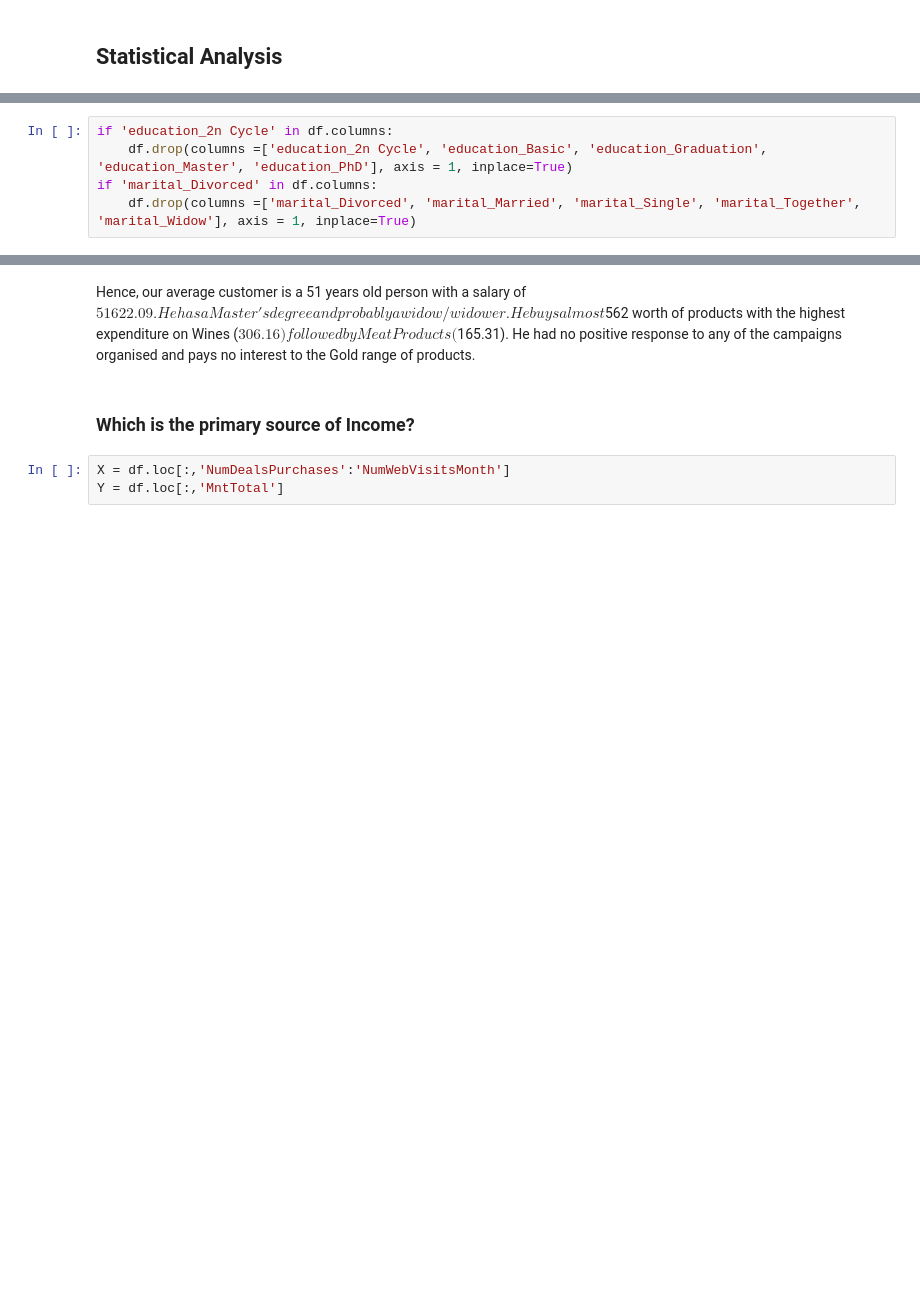
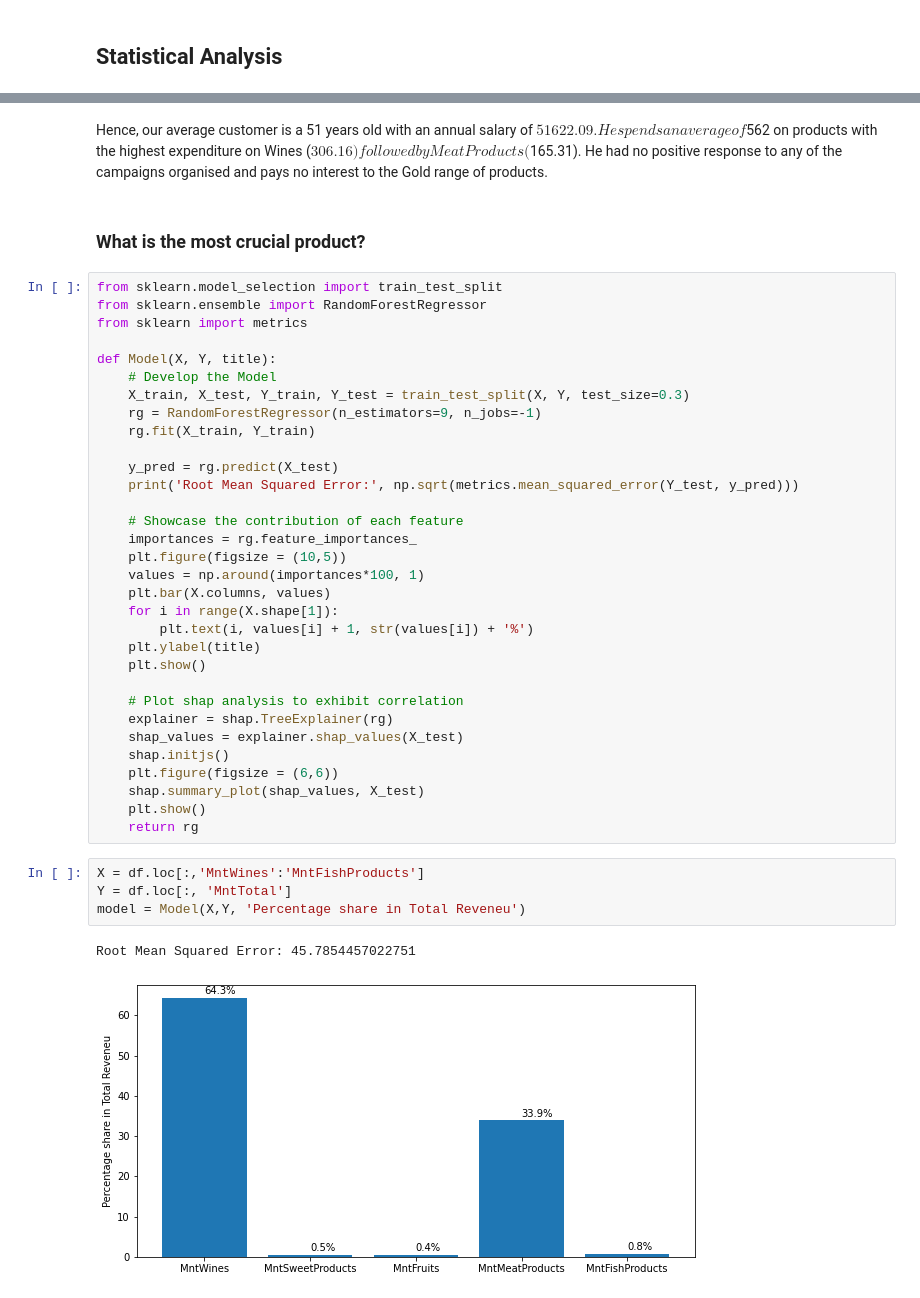
Before and after one commit to palit-dev/Data-Analytics, a Jupyter notebook: Exploratory-Data-Analytics/exploratory-data-analysis.ipynb, the cells around one changed output, grey strips where cells are left out. Cells and saved outputs as stored; diff of their text form; blank space fills up the shorter version.

```diff
--- a/Exploratory-Data-Analytics/exploratory-data-analysis.ipynb
+++ b/Exploratory-Data-Analytics/exploratory-data-analysis.ipynb
@@ -336,5 +210,0 @@ Remove Redundant rows
-# %%
-if 'education_2n Cycle' in df.columns:
-    df.drop(columns =['education_2n Cycle', 'education_Basic', 'education_Graduation', 'education_Master', 'education_PhD'], axis = 1, inplace=True)
-if 'marital_Divorced' in df.columns:
-    df.drop(columns =['marital_Divorced', 'marital_Married', 'marital_Single', 'marital_Together', 'marital_Widow'], axis = 1, inplace=True)
@@ -369,7 +239,43 @@ Campaign Response:
 # %% [markdown]
-Hence, our average customer is a 51 years old person with a salary of $51622.09. He has a Master's degree and probably a widow/widower. He buys almost $562 worth of products with the highest expenditure on Wines ($306.16) followed by Meat Products ($165.31). He had no positive response to any of the campaigns organised and pays no interest to the Gold range of products.
+Hence, our average customer is a 51 years old with an annual salary of $51622.09. He spends an average of $562 on products with the highest expenditure on Wines ($306.16) followed by Meat Products ($165.31). He had no positive response to any of the campaigns organised and pays no interest to the Gold range of products.
-# %% [markdown]
-### Which is the primary source of Income?
+# %% [markdown]
+### What is the most crucial product?
+# %%
+from sklearn.model_selection import train_test_split
+from sklearn.ensemble import RandomForestRegressor
+from sklearn import metrics
+
+def Model(X, Y, title):
+    # Develop the Model
+    X_train, X_test, Y_train, Y_test = train_test_split(X, Y, test_size=0.3)
+    rg = RandomForestRegressor(n_estimators=9, n_jobs=-1)
+    rg.fit(X_train, Y_train)
+
+    y_pred = rg.predict(X_test)
+    print('Root Mean Squared Error:', np.sqrt(metrics.mean_squared_error(Y_test, y_pred)))
+
+    # Showcase the contribution of each feature
+    importances = rg.feature_importances_
+    plt.figure(figsize = (10,5))
+    values = np.around(importances*100, 1)
+    plt.bar(X.columns, values)
+    for i in range(X.shape[1]):
+        plt.text(i, values[i] + 1, str(values[i]) + '%')
+    plt.ylabel(title)
+    plt.show()
+
+    # Plot shap analysis to exhibit correlation
+    explainer = shap.TreeExplainer(rg)
+    shap_values = explainer.shap_values(X_test)
+    shap.initjs()
+    plt.figure(figsize = (6,6))
+    shap.summary_plot(shap_values, X_test)
+    plt.show()
+    return rg
 # %%
-X = df.loc[:,'NumDealsPurchases':'NumWebVisitsMonth']
-Y = df.loc[:,'MntTotal']
+X = df.loc[:,'MntWines':'MntFishProducts']
+Y = df.loc[:, 'MntTotal']
+model = Model(X,Y, 'Percentage share in Total Reveneu')
+# %% [output]
+Root Mean Squared Error: 45.7854457022751
+[figure, added]
```
Also changed, not shown: parts of 48 cells of this notebook, 1 other file.
